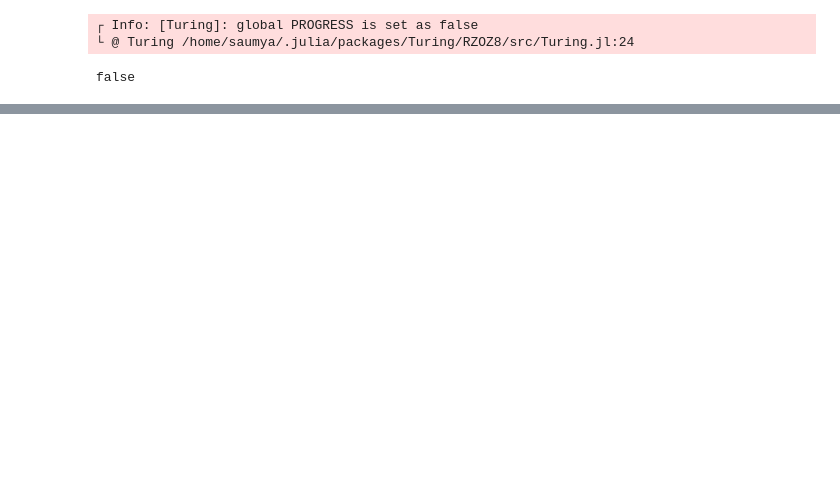
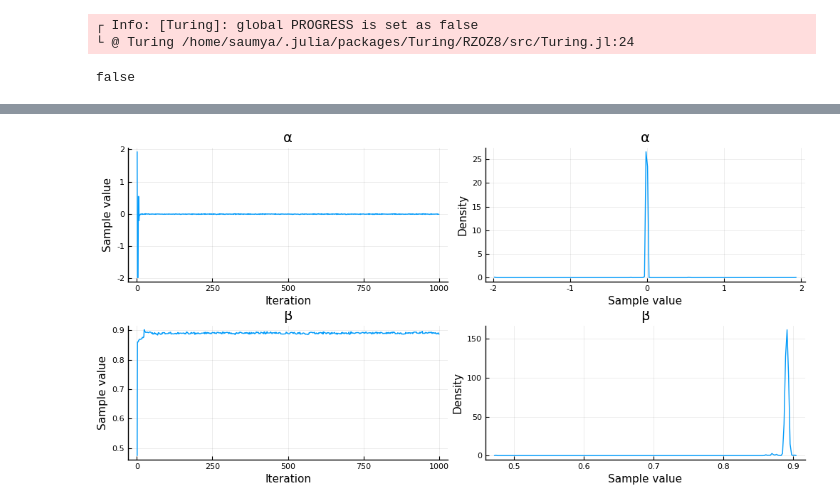
Before and after one commit to saumyagshah/JupyterNBTuringExamples, a Jupyter notebook: time_series.ipynb, the cells around one changed output, grey strips where cells are left out. Cells and saved outputs as stored; diff of their text form; code cells hidden in the pictures; blank space fills up the shorter version.

Commit message:
Sampled AR(1) time series using NUTS- Convergence obtained

```diff
--- a/time_series.ipynb
+++ b/time_series.ipynb
@@ -35,0 +39,6 @@ end;
+# %%
+# This is temporary while the reverse differentiation backend is being improved.
+Turing.setadbackend(:forward_diff)
+
+# Sample using HMC
+chain = sample(AR1(s, N), NUTS(1000, 200, 0.65) )
@@ -35,0 +74,4 @@ end;
+# %%
+plot(chain)
+# %% [output]
+[figure, added]
```
Also changed, not shown: parts of 5 cells of this notebook.
